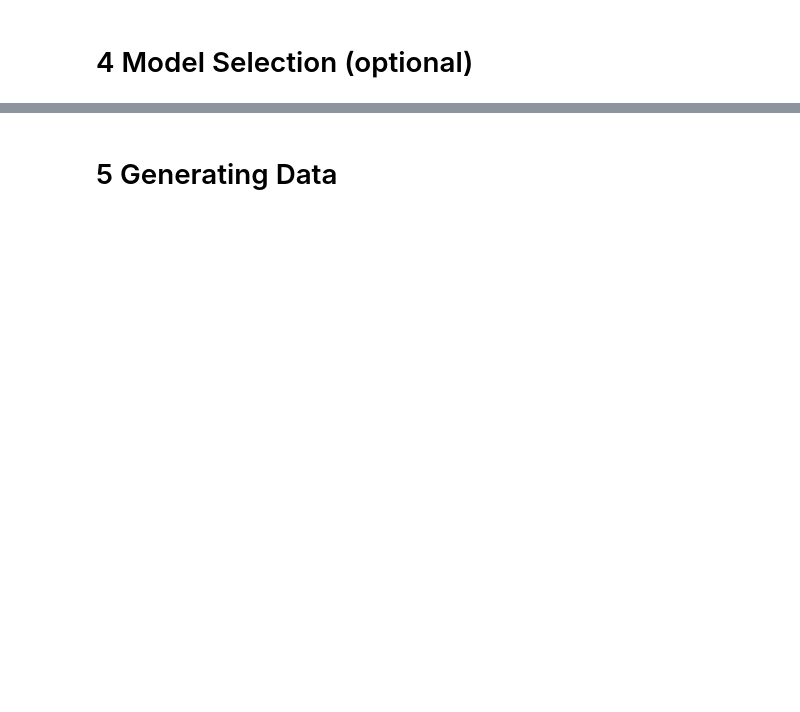
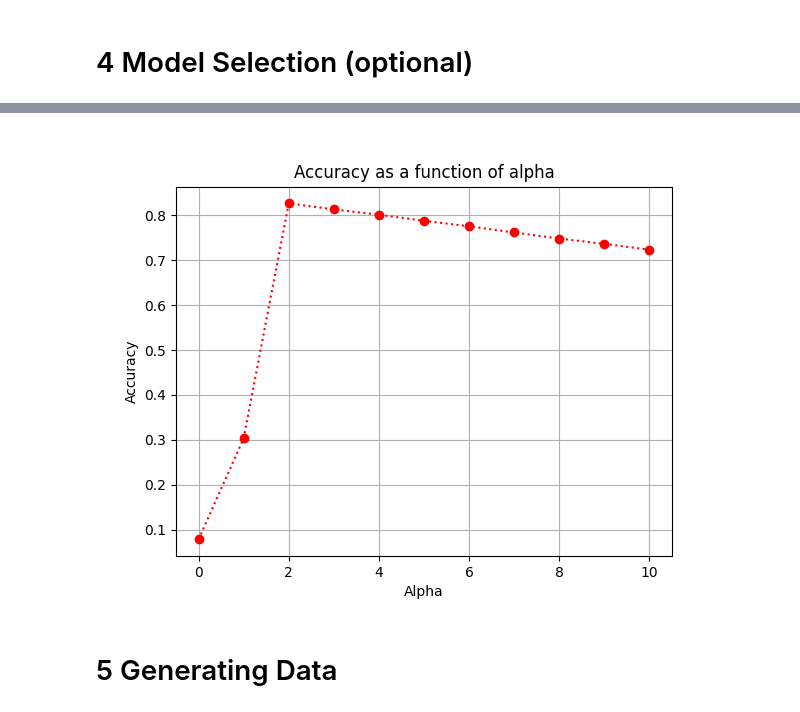
Before and after one commit to abisliouk/-IE675b-machine-learning, a Jupyter notebook: a01-nb.ipynb, the cells around one changed output, grey strips where cells are left out. Saved outputs shown, nothing was run; the diff lists cells and outputs as text; code cells hidden in the pictures; blank space fills up the shorter version.

```diff
--- a/a01-nb.ipynb
+++ b/a01-nb.ipynb
@@ -336,3 +587,17 @@ for i_train, i_test in Kf.split(X):
+# %%
+nextplot()
+
+plt.plot(alphas, accuracy_scores, linestyle='dotted', marker='o', color='red')
+plt.xlabel("Alpha")
+plt.ylabel("Accuracy")
+
+#plt.xticks(alphas.math.floor(min(alphas)), math.ceil(max(alphas))+1)
+plt.title('Accuracy as a function of alpha')
+plt.grid(True)
+
+plt.show()
+# %% [output]
+[figure, added]
 # %% [markdown]
 # 5 Generating Data
 # %%
```
Also changed, not shown: parts of 23 cells of this notebook, 6 other files.
